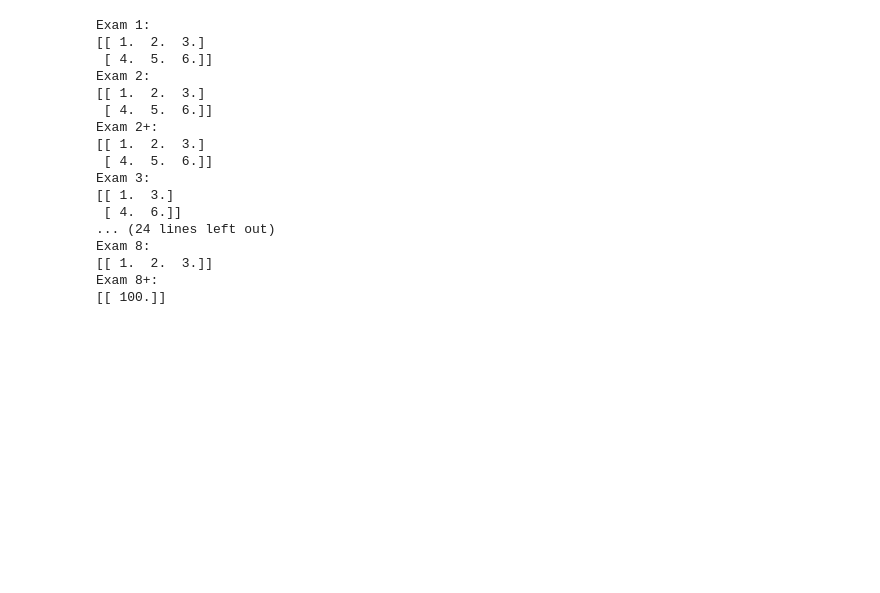
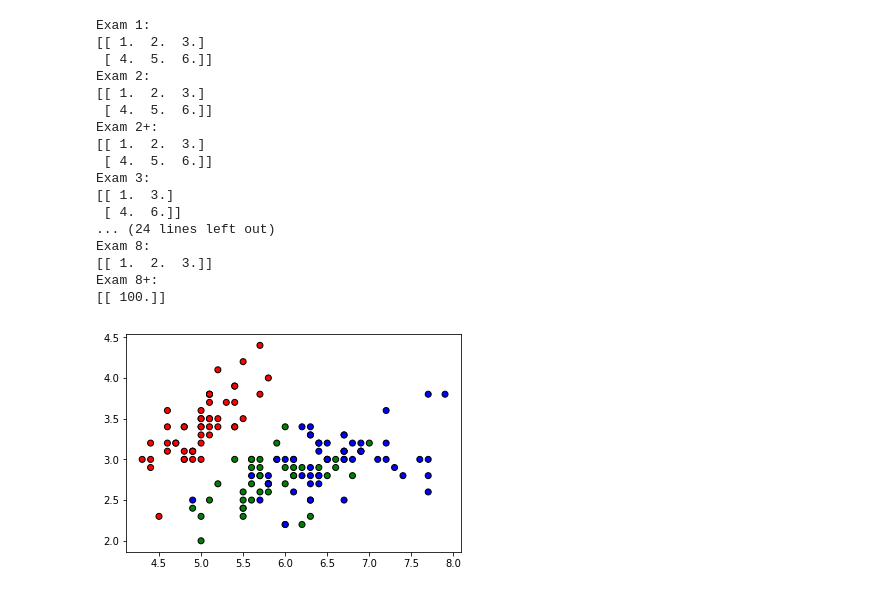
Before and after one commit to kent-wong/python-studying, a Jupyter notebook: plt1.ipynb, the cells around one changed output. Saved outputs shown, nothing was run; the diff lists cells and outputs as text; code cells hidden in the pictures; blank space fills up the shorter version.

```diff
--- a/plt1.ipynb
+++ b/plt1.ipynb
@@ -347,3 +347,16 @@ Exam 8:
 [[ 1.  2.  3.]]
 Exam 8+:
 [[ 100.]]
+# %%
+import numpy as np
+import matplotlib.pyplot as plt
+
+labels = (b'Iris-setosa', b'Iris-versicolor', b'Iris-virginica')
+data = np.loadtxt('iris.data', delimiter=',', converters={4: lambda s: labels.index(s)})
+colors = ('r', 'g', 'b')
+color_list = [colors[int(l)] for l in data[:, 4]]
+
+plt.scatter(data[:, 0], data[:, 1], color=color_list, edgecolors='0.0')
+plt.show()
+# %% [output]
+[figure, added]
```
Also changed, not shown: parts of 3 cells of this notebook.
